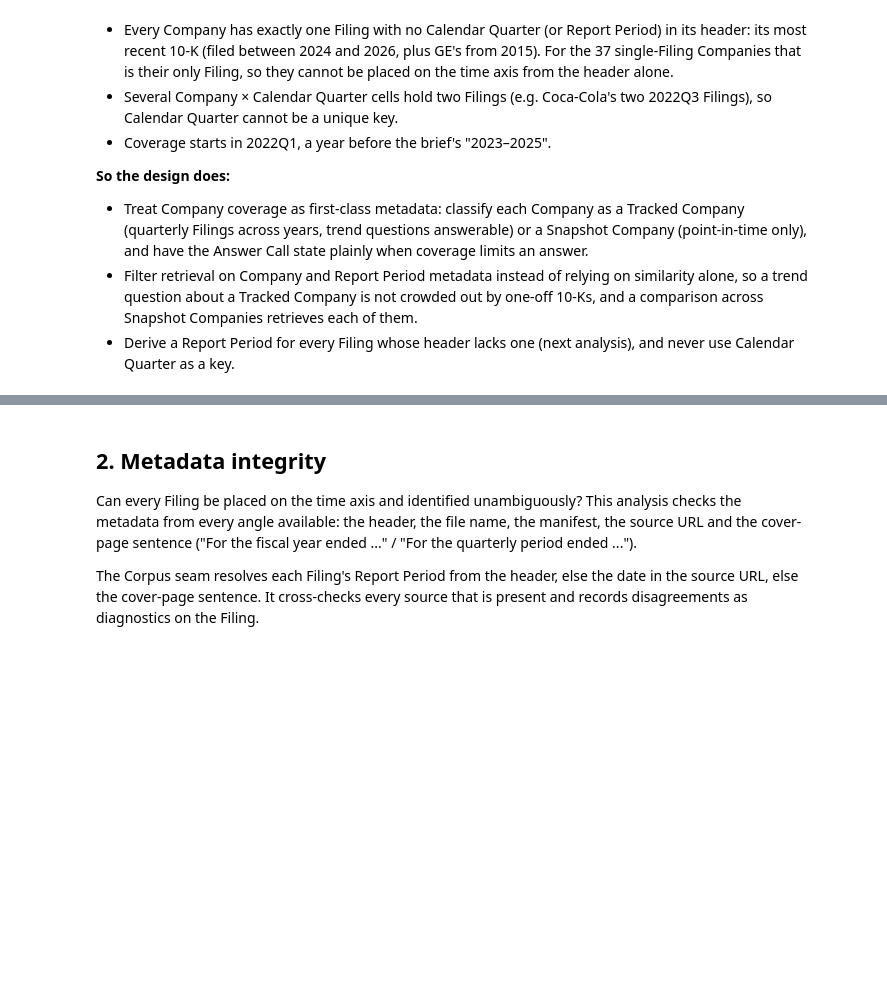
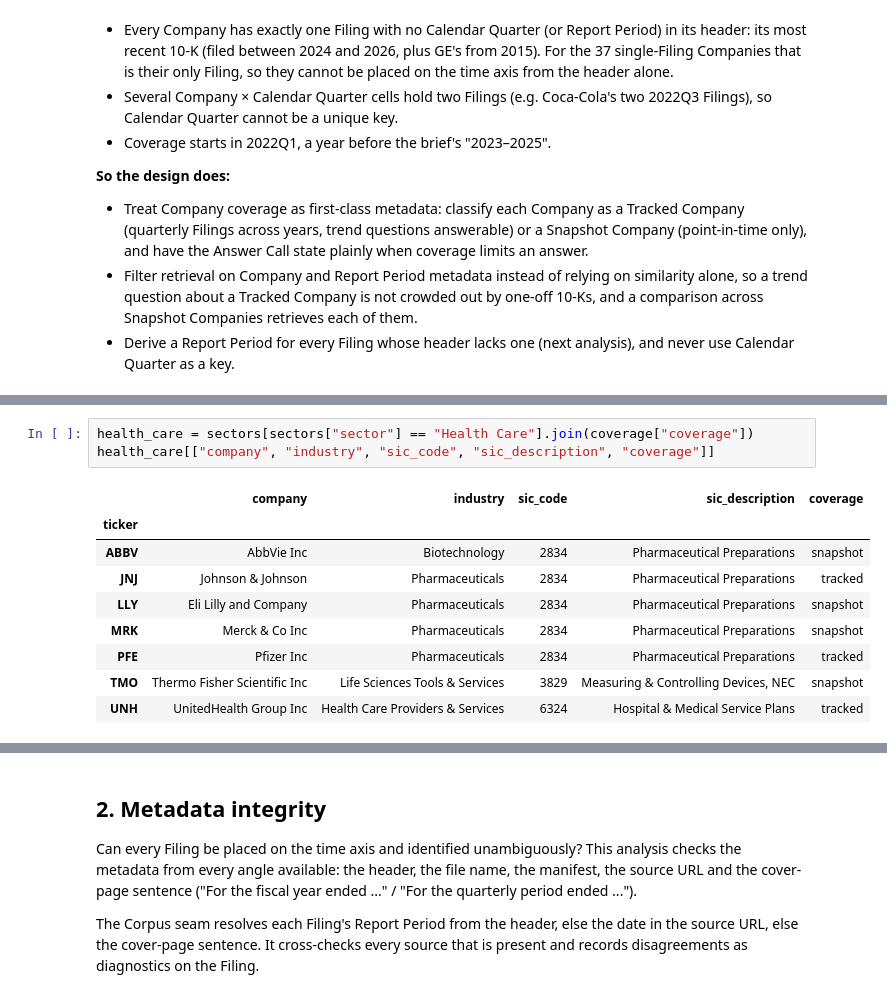
Before and after one commit to dwest1507/eliza-assessment, a Jupyter notebook: backend/notebooks/eda.ipynb, the cells around one changed output, grey strips where cells are left out. Drawn from its saved outputs; the diff is of its cells as text; blank space fills up the shorter version.

```diff
--- a/backend/notebooks/eda.ipynb
+++ b/backend/notebooks/eda.ipynb
@@ -153,0 +317,13 @@ Company × Calendar Quarter cells holding more than one Filing: 7
+# %%
+health_care = sectors[sectors["sector"] == "Health Care"].join(coverage["coverage"])
+health_care[["company", "industry", "sic_code", "sic_description", "coverage"]]
+# %% [output]
+|  | company | industry | sic_code | sic_description | coverage |
+| ticker |  |  |  |  |  |
+| ABBV | AbbVie Inc | Biotechnology | 2834 | Pharmaceutical Preparations | snapshot |
+| JNJ | Johnson & Johnson | Pharmaceuticals | 2834 | Pharmaceutical Preparations | tracked |
+| LLY | Eli Lilly and Company | Pharmaceuticals | 2834 | Pharmaceutical Preparations | snapshot |
+| MRK | Merck & Co Inc | Pharmaceuticals | 2834 | Pharmaceutical Preparations | snapshot |
+| PFE | Pfizer Inc | Pharmaceuticals | 2834 | Pharmaceutical Preparations | tracked |
+| TMO | Thermo Fisher Scientific Inc | Life Sciences Tools & Services | 3829 | Measuring & Controlling Devices, NEC | snapshot |
+| UNH | UnitedHealth Group Inc | Health Care Providers & Services | 6324 | Hospital & Medical Service Plans | tracked |
```
Also changed, not shown: parts of 10 cells of this notebook, 9 other files.
